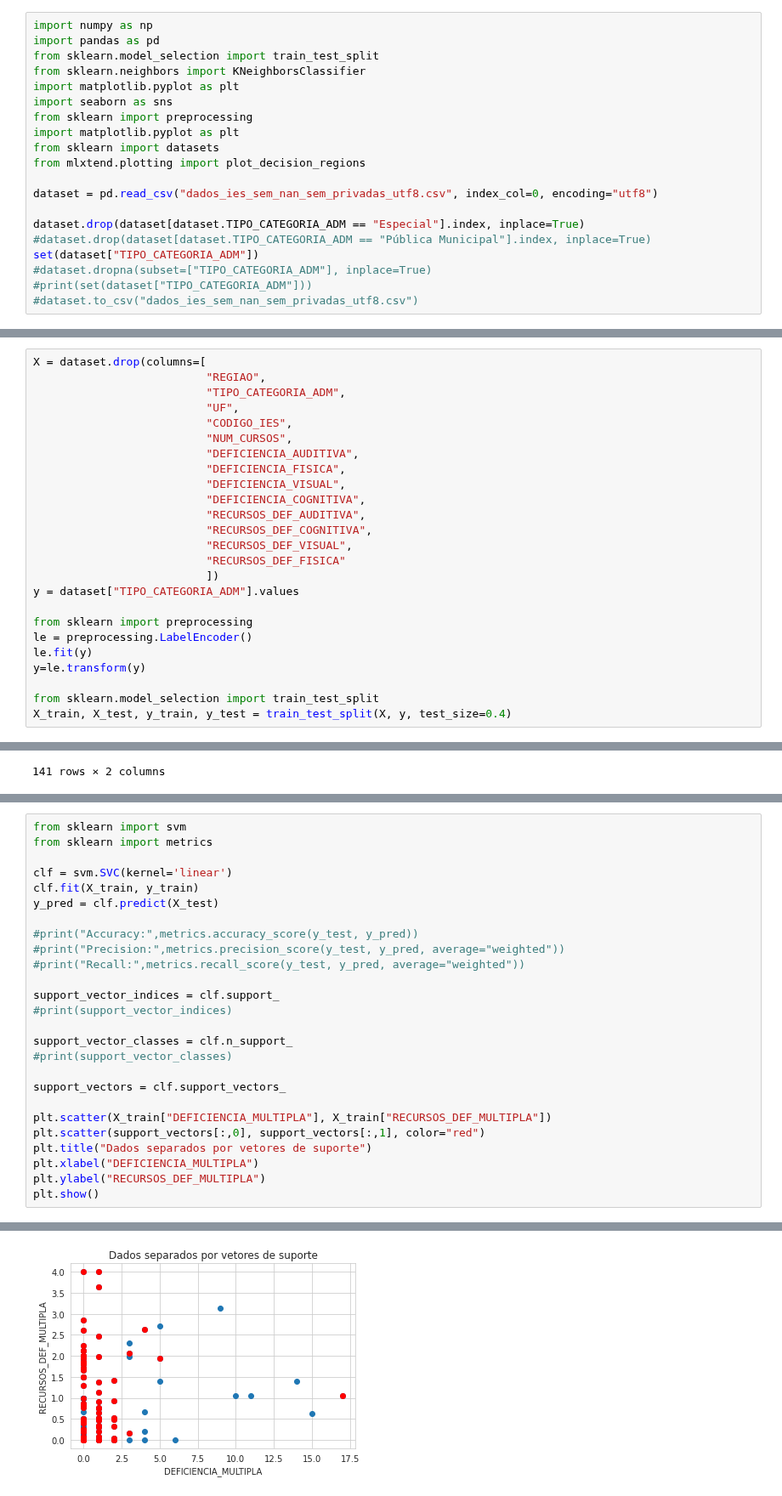
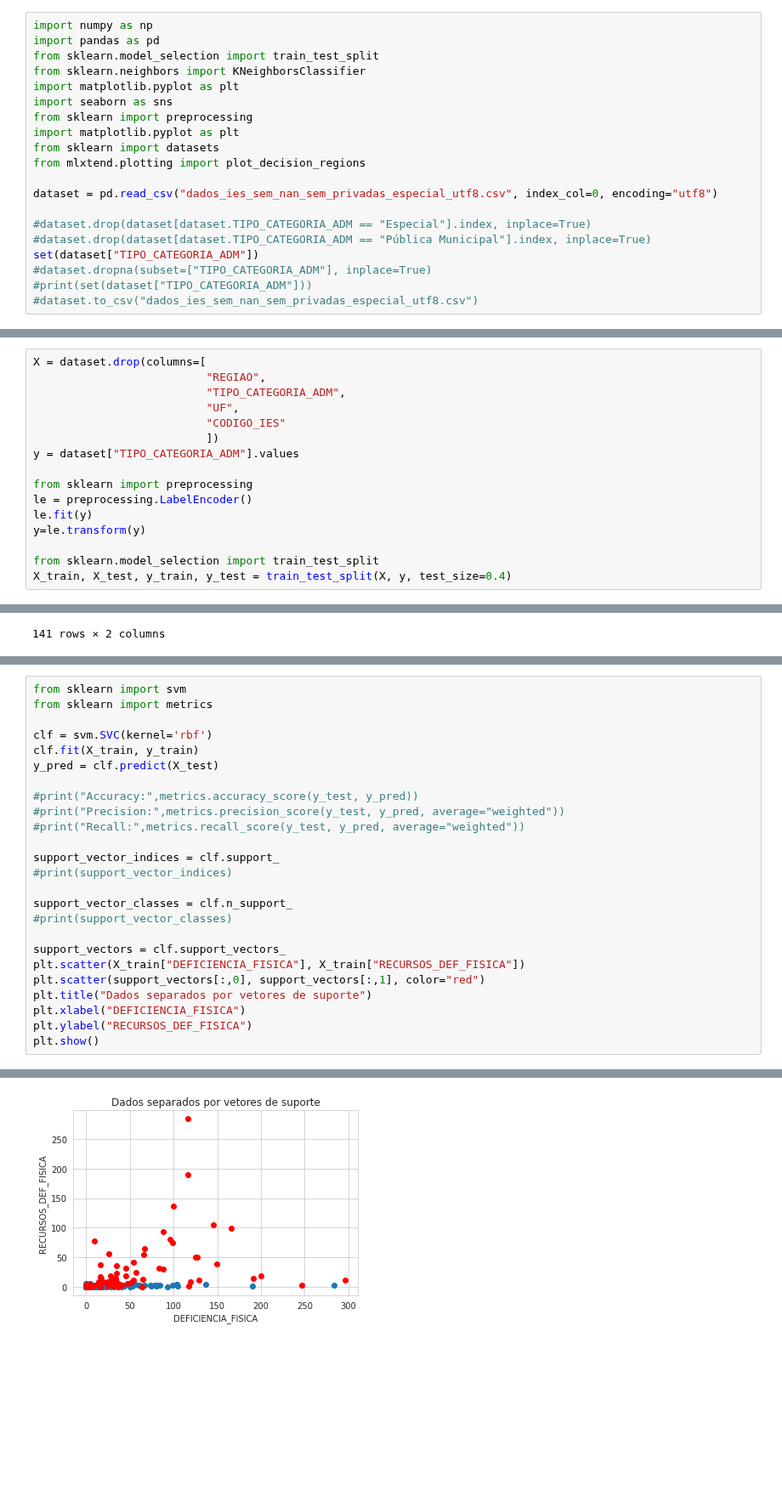
Before and after one commit to roxacarv/edulearn, a Jupyter notebook: classificação/classification.ipynb, the cells around one changed output, grey strips where cells are left out. Shown at 85% size. Cells and saved outputs as stored; diff of their text form; blank space fills up the shorter version.

```diff
--- a/classificação/classification.ipynb
+++ b/classificação/classification.ipynb
@@ -16,14 +16,14 @@ import matplotlib.pyplot as plt
 from sklearn import datasets
 from mlxtend.plotting import plot_decision_regions
 
-dataset = pd.read_csv("dados_ies_sem_nan_sem_privadas_utf8.csv", index_col=0, encoding="utf8")
+dataset = pd.read_csv("dados_ies_sem_nan_sem_privadas_especial_utf8.csv", index_col=0, encoding="utf8")
 
-dataset.drop(dataset[dataset.TIPO_CATEGORIA_ADM == "Especial"].index, inplace=True)
+#dataset.drop(dataset[dataset.TIPO_CATEGORIA_ADM == "Especial"].index, inplace=True)
 #dataset.drop(dataset[dataset.TIPO_CATEGORIA_ADM == "Pública Municipal"].index, inplace=True)
 set(dataset["TIPO_CATEGORIA_ADM"])
 #dataset.dropna(subset=["TIPO_CATEGORIA_ADM"], inplace=True)
 #print(set(dataset["TIPO_CATEGORIA_ADM"]))
-#dataset.to_csv("dados_ies_sem_nan_sem_privadas_utf8.csv")
+#dataset.to_csv("dados_ies_sem_nan_sem_privadas_especial_utf8.csv")
 # %% [output]
 {'Pública Estadual', 'Pública Federal', 'Pública Municipal'}
 # %% [markdown]
@@ -88,16 +88,7 @@ X = dataset.drop(columns=[
                           "REGIAO",
                           "TIPO_CATEGORIA_ADM",
                           "UF",
-                          "CODIGO_IES",
-                          "NUM_CURSOS",
-                          "DEFICIENCIA_AUDITIVA",
-                          "DEFICIENCIA_FISICA",
-                          "DEFICIENCIA_VISUAL",
-                          "DEFICIENCIA_COGNITIVA",
-                          "RECURSOS_DEF_AUDITIVA",
-                          "RECURSOS_DEF_COGNITIVA",
-                          "RECURSOS_DEF_VISUAL",
-                          "RECURSOS_DEF_FISICA"
+                          "CODIGO_IES"
                           ])
 y = dataset["TIPO_CATEGORIA_ADM"].values
 
@@ -223,7 +212,7 @@ for i in [15, 16, 18]:
 from sklearn import svm
 from sklearn import metrics
 
-clf = svm.SVC(kernel='linear')
+clf = svm.SVC(kernel='rbf')
 clf.fit(X_train, y_train)
 y_pred = clf.predict(X_test)
 
@@ -238,11 +227,10 @@ support_vector_classes = clf.n_support_
 #print(support_vector_classes)
 
 support_vectors = clf.support_vectors_
-
-plt.scatter(X_train["DEFICIENCIA_MULTIPLA"], X_train["RECURSOS_DEF_MULTIPLA"])
+plt.scatter(X_train["DEFICIENCIA_FISICA"], X_train["RECURSOS_DEF_FISICA"])
 plt.scatter(support_vectors[:,0], support_vectors[:,1], color="red")
 plt.title("Dados separados por vetores de suporte")
-plt.xlabel("DEFICIENCIA_MULTIPLA")
-plt.ylabel("RECURSOS_DEF_MULTIPLA")
+plt.xlabel("DEFICIENCIA_FISICA")
+plt.ylabel("RECURSOS_DEF_FISICA")
 plt.show()
 # %% [output]
@@ -249 +244 @@ plt.show()
-[figure, old version]
+[figure, new version]
```
Also changed, not shown: parts of 3 cells of this notebook.
